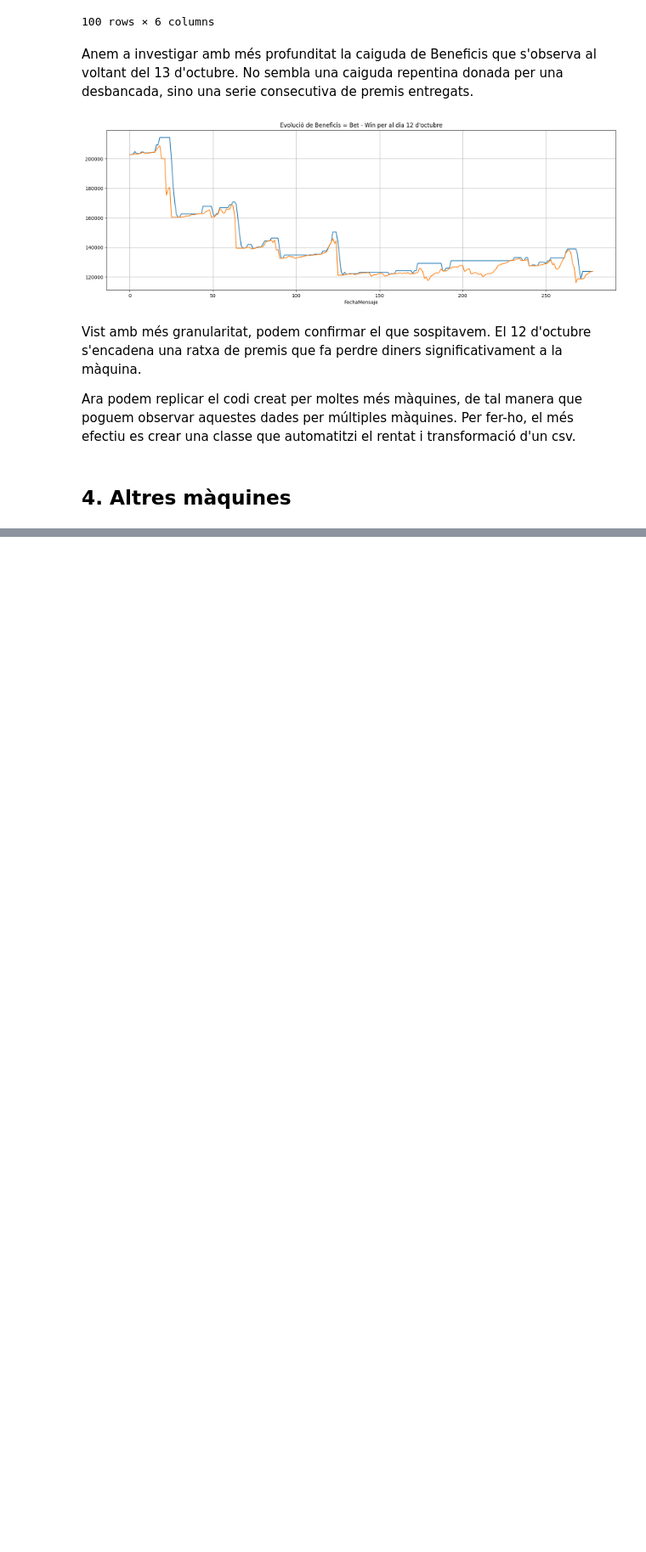
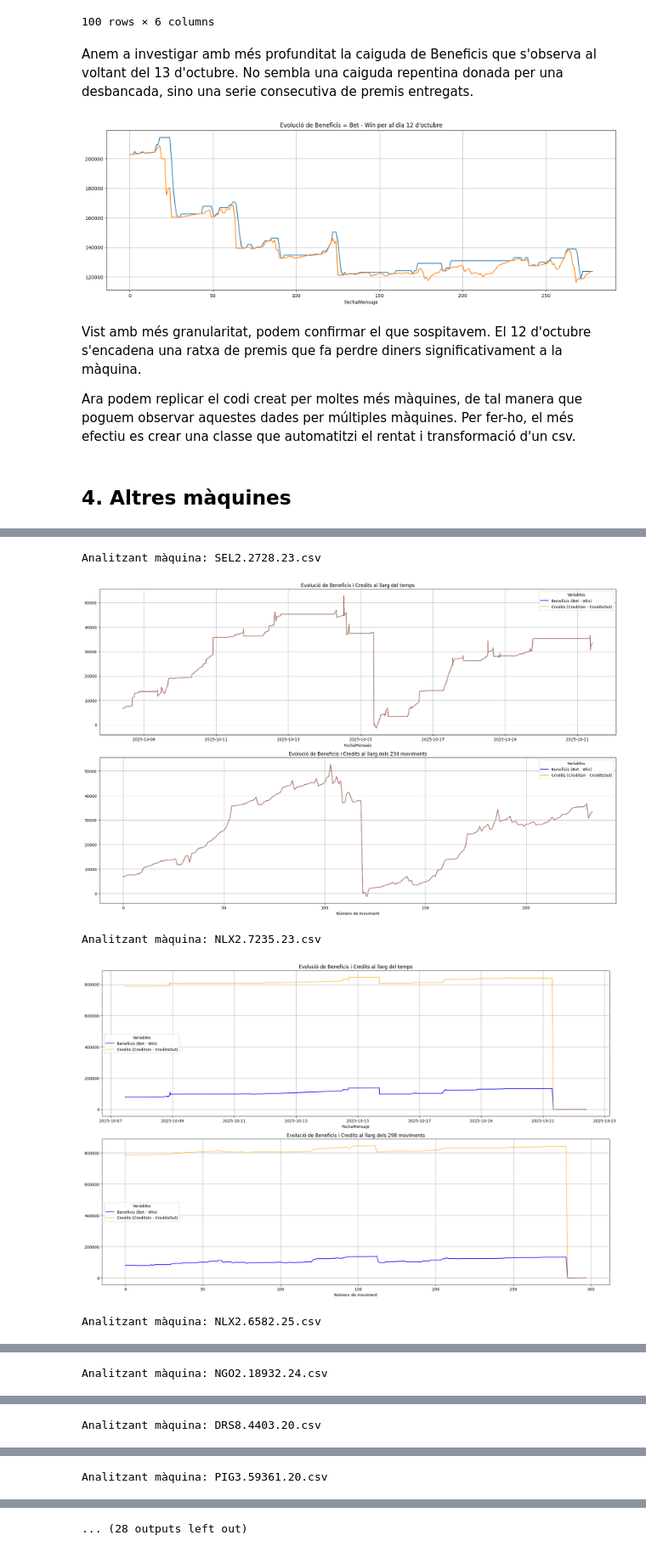
Before and after one commit to Alex-Holistic/Servimatic, a Jupyter notebook: 00_EDA_inicial_Mensajes.ipynb, the cells around one changed output, grey strips where cells are left out. Shown at 85% size. Saved outputs shown, nothing was run; the diff lists cells and outputs as text; code cells hidden in the pictures; blank space fills up the shorter version.

```diff
--- a/00_EDA_inicial_Mensajes.ipynb
+++ b/00_EDA_inicial_Mensajes.ipynb
@@ -409,0 +401,18 @@ test_eda.plot_beneficis_credits()
+# %%
+data_folder=os.path.join(os.path.dirname(os.getcwd()), 'data', 'Missatges_x_maquina')
+
+# randomly select 20 file paths from data_folder
+filepaths = [os.path.join(data_folder, f) for f in os.listdir(data_folder) if f.endswith('.csv')]
+filepaths_sample = np.random.choice(filepaths, size=20, replace=False)
+for filepath in filepaths_sample:
+    #print f"\nAnalitzant màquina: and the machine name extracted from the filepath
+    print(f"\nAnalitzant màquina: {os.path.basename(filepath)}")
+    eda = EDAinicial(filepath)
+    #eda.plot_bet_win()
+    eda.plot_beneficis_credits()
+# %% [output]
+Analitzant màquina: SEL2.2728.23.csv
+[figure, added]
+Analitzant màquina: NLX2.7235.23.csv
+[figure, added]
+Analitzant màquina: NLX2.6582.25.csv
@@ -409,0 +420 @@ test_eda.plot_beneficis_credits()
+Analitzant màquina: NGO2.18932.24.csv
@@ -409,0 +422 @@ test_eda.plot_beneficis_credits()
+Analitzant màquina: DRS8.4403.20.csv
@@ -409,0 +424 @@ test_eda.plot_beneficis_credits()
+Analitzant màquina: PIG3.59361.20.csv
@@ -409,0 +426 @@ test_eda.plot_beneficis_credits()
+... (28 outputs left out)
```
Also changed, not shown: parts of 3 cells of this notebook, 3 other files.
